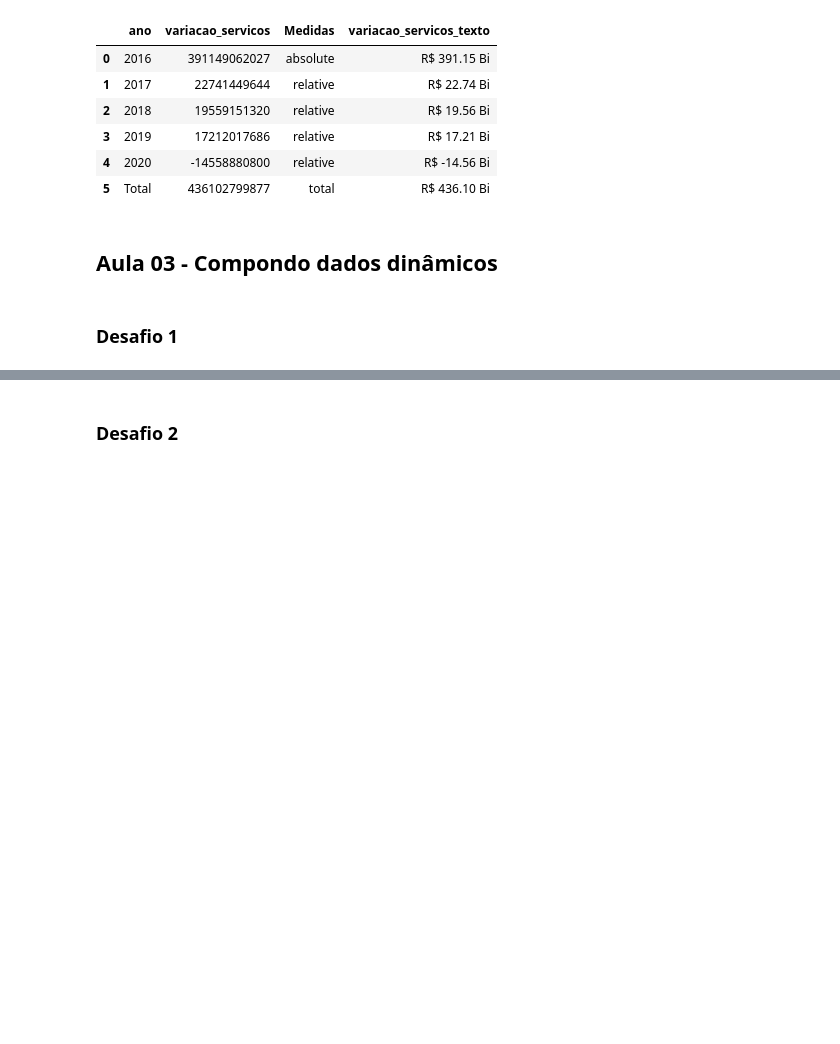
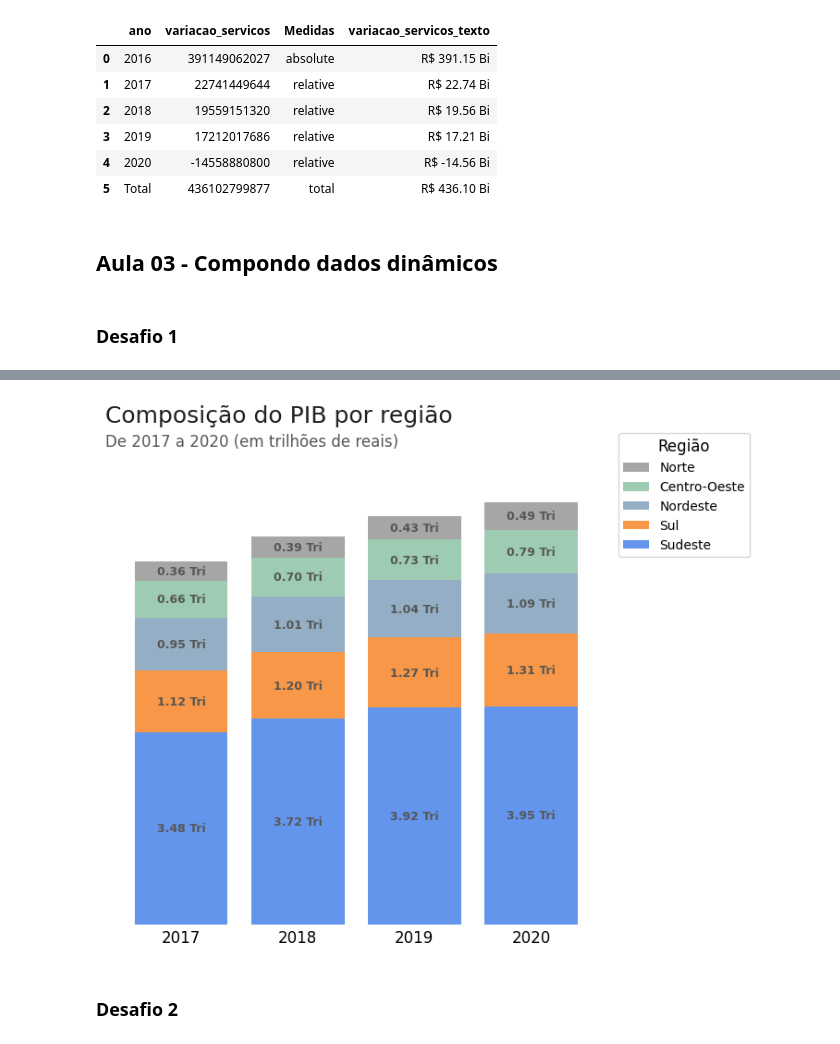
Before and after one commit to juliogazoli/alura-data-visualization-python-graficos-de-composicao-e-relacionamento, a Jupyter notebook: Desafios.ipynb, the cells around one changed output, grey strips where cells are left out. Drawn from its saved outputs; the diff is of its cells as text; code cells hidden in the pictures; blank space fills up the shorter version.

Commit message:
Desafio: gráficos de composição - Poucos períodos

```diff
--- a/Desafios.ipynb
+++ b/Desafios.ipynb
@@ -295,3 +307,8 @@ fig.show()
 ## Aula 03 - Compondo dados dinâmicos
 # %% [markdown]
 ### Desafio 1
+# %%
+AZUL1, AZUL2, AZUL3, AZUL4, AZUL5, AZUL6 = '#174A7E', '#4A81BF', "#6495ED", '#2596BE', '#94AFC5', '#CDDBF3'
+CINZA1, CINZA2, CINZA3, CINZA4, CINZA5, CINZA6, BRANCO = '#231F20', '#414040', '#555655', '#A6A6A5', '#BFBEBE', '#CED4DA', '#FFFFFF'
+VERMELHO1, VERMELHO2, LARANJA1 = '#C3514E',	'#E6BAB7', '#F79747'
+VERDE1, VERDE2, VERDE3 = '#0C8040', '#9ABB59', '#9ECCB3'
@@ -298,2 +342,40 @@ fig.show()
+# %%
+# Área do gráfico e tema da visualização
+fig, ax = plt.subplots(figsize=(7, 7))
+
+# Definindo as cores do gráfico
+cores = [AZUL3, LARANJA1, AZUL5, VERDE3, CINZA4]
+
+# Personalizando o título
+ax.set_title('Composição do PIB por região', fontsize=18,
+             color=CINZA1, ha='left', x=0, transform=ax.transAxes)
+ax.text(0, 0.97, 'De 2017 a 2020 (em trilhões de reais)', color=CINZA3,
+        fontsize=12, ha='left', va='center', transform=ax.transAxes)
+
+# Construindo o gráfico de colunas empilhadas
+df_reg.plot(x='ano', kind='bar', width=0.8, stacked=True, color=cores, ax=ax)
+ax.set_xlabel('')
+ax.set_ylabel('')
+ax.set_yticklabels([])
+ax.xaxis.set_tick_params(labelsize=12, color=CINZA2, labelrotation=0)
+ax.set_ylim(0, 9)
+ax.set_frame_on(False)
+
+# Adicionar a legenda do lado superior direito
+ax.legend(bbox_to_anchor=(1.01, 1), reverse=True,
+          title='Região', title_fontsize=12, fontsize=10)
+
+# remover todos os ticks do eixo x e y
+ax.tick_params(axis='both', which='both', length=0)
+
+# Adicionando os valores dentro da coluna
+for container in ax.containers:
+    labels = [f'{valor.get_height():.2f} Tri' for valor in container]
+    ax.bar_label(container, label_type='center', labels=labels,
+                 size=9, color=CINZA3, fontweight='bold')
+
+plt.show()
+# %% [output]
+[figure, added]
 # %% [markdown]
 ### Desafio 2
```
Also changed, not shown: parts of 13 cells of this notebook.
